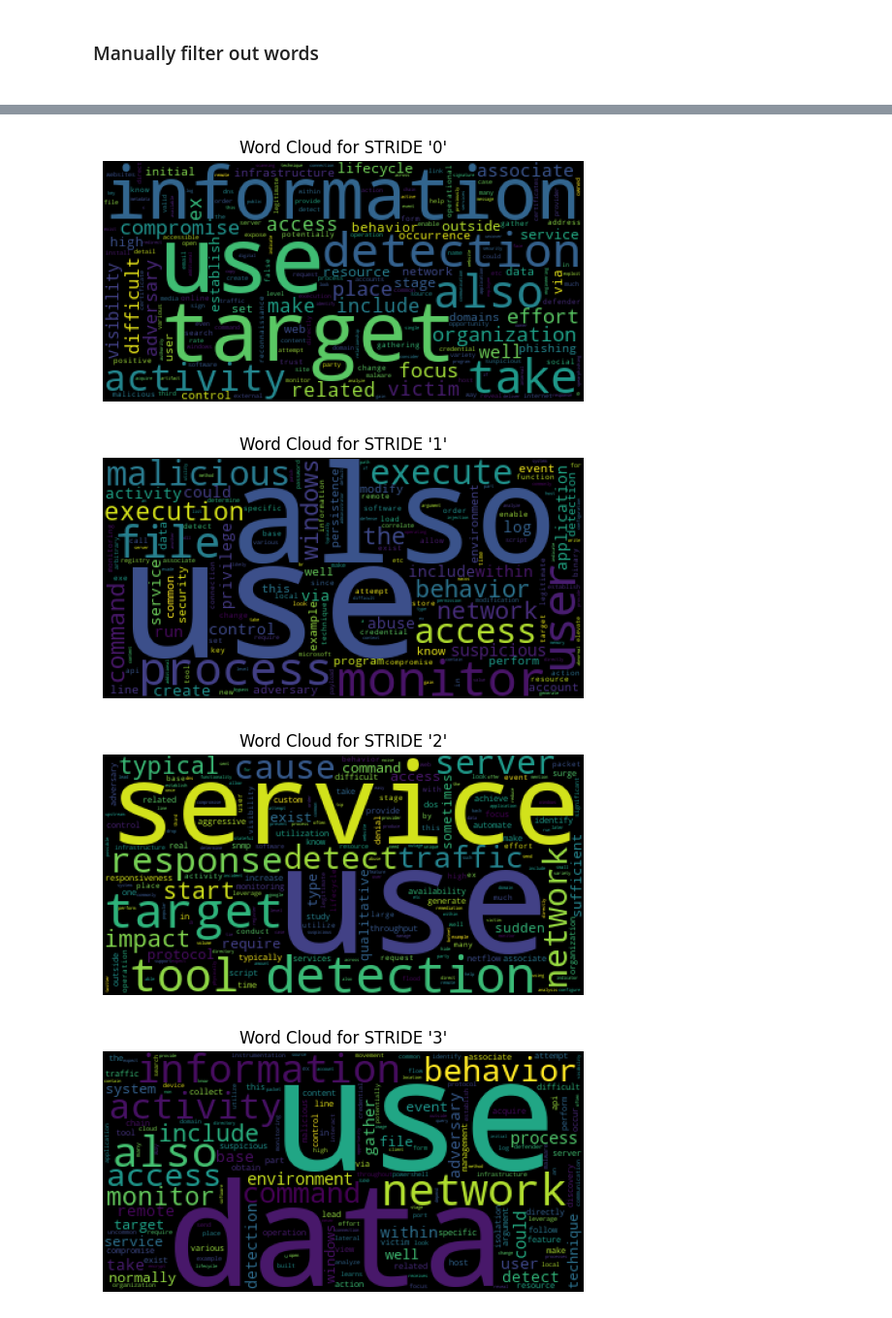
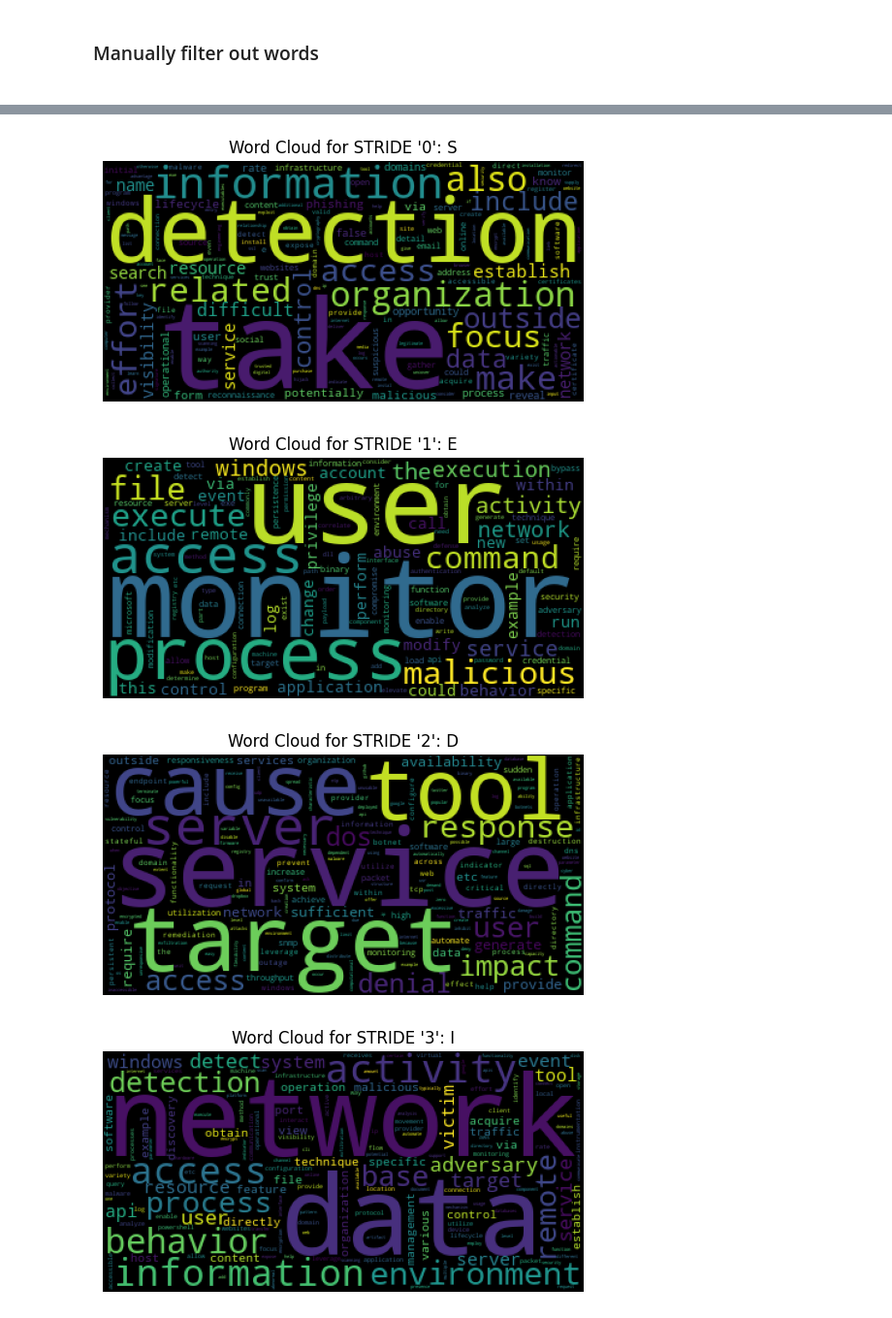
Before and after one commit to elden-l0rd/IARCS-internship, a Jupyter notebook: code/train-with-keywords.ipynb, the cells around one changed output, grey strips where cells are left out. Shown at 97% size. Cells and saved outputs as stored; diff of their text form; code cells hidden in the pictures.

Commit message:
train model5 on new keywords

```diff
--- a/code/train-with-keywords.ipynb
+++ b/code/train-with-keywords.ipynb
@@ -436,13 +384,15 @@ def merge_lists(l1, min_cosine_value, w2v, ref_list):
                     similarities.append(sim)
             if any(sim >= min_cosine_value for sim in similarities):
                 final_list.append(word)
+    if 'use' in final_list: final_list.remove('use')
+    elif 'also' in final_list: final_list.remove('also')
     return final_list
 
-list1 = ["domain", "activity", "high", "direct", "include", "path", "relationship", "network", "gather", "visibility", "software", "potentially", "difficult", "make", "trusted", "supply", "gathering", "manage", "access", "form", "via", "compromise", "place", "accounts", "business", "information", "focus", "elicitation", "lifecycle", "drive", "defender", "second", "effort", "set", "provider", "take", "victim", "social", "owned", "outside", "phishing", "operational", "positive", "reconnaissance", "stage", "domains", "party", "associate", "way", "false", "variety", "chain", "well", "connect", "service", "hardware", "opportunity", "various", "online", "organization", "detection", "search", "accessible", "this", "media", "target", "use", "elevate", "detail", "initial", "data", "adversary", "related", "reveal", "occurrence", "establish", "third", "etc", "expose", "relationships", "resource", "shipment", "contractor", "ex", "open", "rate", "websites", "also"]
 
-min_cosine_value = 0.33
-reference_words = S_final
+min_cosine_value = 0.28
+# list1 = ['apples', 'oranges', 'samsung', 'today']
+# reference_words = I_final
 
-merged_list = merge_lists(list1, min_cosine_value, w2v, reference_words)
-print(f"Resultant merged list: {merged_list}")
-print(f"Words removed: {set(S_final) - set(merged_list)}")
+# merged_list = merge_lists(list1, min_cosine_value, w2v, reference_words)
+# print(f"Resultant merged list: {merged_list}")
+# print(f"Words removed: {set(I_final) - set(merged_list)}")
@@ -452,25 +399,42 @@ Words removed: {'source', 'file', 'malicious', 'certificate', 'monitor', 'authen
+# %%
+for i in range(len(df_train)):
+    if df_train.iloc[i]['STRIDE'] == 0:
+        updated_list = merge_lists(df_train.loc[i, 'NameDesc'], min_cosine_value, w2v, S_final)
+    elif df_train.iloc[i]['STRIDE'] == 1:
+        updated_list = merge_lists(df_train.loc[i, 'NameDesc'], min_cosine_value, w2v, E_final)
+    elif df_train.iloc[i]['STRIDE'] == 2:
+        updated_list = merge_lists(df_train.loc[i, 'NameDesc'], min_cosine_value, w2v, D_final)
+    elif df_train.iloc[i]['STRIDE'] == 3:
+        updated_list = merge_lists(df_train.loc[i, 'NameDesc'], min_cosine_value, w2v, I_final)
+    elif df_train.iloc[i]['STRIDE'] == 4:
+        updated_list = merge_lists(df_train.loc[i, 'NameDesc'], min_cosine_value, w2v, R_final)
+    else:
+        updated_list = merge_lists(df_train.loc[i, 'NameDesc'], min_cosine_value, w2v, T_final)
+
+    df_train.at[i, 'NameDesc'] = updated_list
 # %%
 # Visualise word frequencies using word cloud
 def word_occurrence_by_group(df):
     token_counts_by_group = {}
     grouped_df = df.groupby('STRIDE')
     for stride_value, group_df in grouped_df:
         all_tokens = []
         for tokens in group_df['NameDesc']:
             all_tokens.extend(tokens)
         token_count = Counter(all_tokens)
         token_counts_by_group[stride_value] = token_count
     return token_counts_by_group
 
 token_counts_by_group = word_occurrence_by_group(df_train)
 for stride_value, token_count in token_counts_by_group.items():
     wordcloud = WordCloud(background_color="black").generate_from_frequencies(token_count)
     plt.imshow(wordcloud)
     plt.axis("off")
-    plt.title(f"Word Cloud for STRIDE '{stride_value}'")
+    sv = ['S','E','D','I','R','T']
+    plt.title(f"Word Cloud for STRIDE '{stride_value}': {sv[stride_value]}")
     plt.show()
 # %% [output]
-[figure, old version]
+[figure, new version]
-[figure, old version]
+[figure, new version]
-[figure, old version]
+[figure, new version]
-[figure, old version]
+[figure, new version]
```
Also changed, not shown: parts of 14 cells of this notebook, 13 other files.
